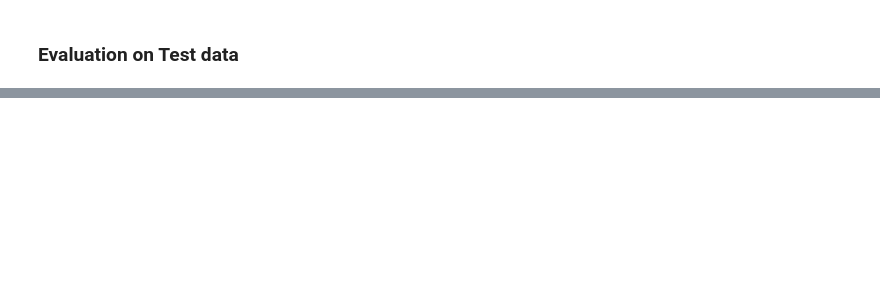
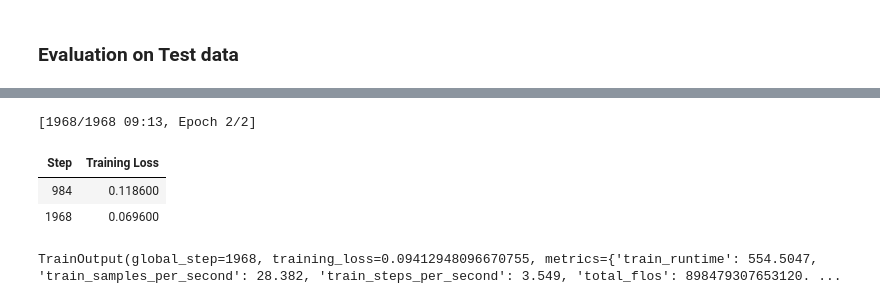
Before and after one commit to Bbar0n234/NLP_practices, a Jupyter notebook: NLP_HW_3/NLP_Fine_tuning.ipynb, the cells around one changed output, grey strips where cells are left out. Drawn from its saved outputs; the diff is of its cells as text; code cells hidden in the pictures; blank space fills up the shorter version.

```diff
--- a/NLP_HW_3/NLP_Fine_tuning.ipynb
+++ b/NLP_HW_3/NLP_Fine_tuning.ipynb
@@ -179,0 +234,2 @@ You should probably TRAIN this model on a down-stream task to be able to use it
+# %%
+train_dataloader, val_dataloader, prediction_dataloader = create_dataloaders_from_df(tokenizer, train_df, test_df)
@@ -549,0 +575,5 @@ Wall time: 59.7 s
+# %%
+model_name = "ai-forever/ruT5-base"
+
+tokenizer = AutoTokenizer.from_pretrained(model_name)
+model = AutoModelForSeq2SeqLM.from_pretrained(model_name)
@@ -549,0 +646,23 @@ Wall time: 59.7 s
+# %%
+def preprocess_function(sample, padding="max_length"):
+    # add prefix to the input for t5
+    inputs = [item for item in sample["text"]]
+
+    # tokenize inputs
+    model_inputs = tokenizer(inputs, max_length=max_source_length, padding=padding, truncation=True)
+
+    # Tokenize targets with the `text_target` keyword argument
+    labels = tokenizer(text_target=sample["label"], max_length=max_target_length, padding=padding, truncation=True)
+
+    # If we are padding here, replace all tokenizer.pad_token_id in the labels by -100 when we want to ignore
+    # padding in the loss.
+    if padding == "max_length":
+        labels["input_ids"] = [
+            [(l if l != tokenizer.pad_token_id else -100) for l in label] for label in labels["input_ids"]
+        ]
+
+    model_inputs["labels"] = labels["input_ids"]
+    return model_inputs
+
+tokenized_dataset = dataset.map(preprocess_function, batched=True, remove_columns=['text', 'label'])
+print(f"Keys of tokenized dataset: {list(tokenized_dataset['train'].features)}")
@@ -549,0 +712,12 @@ Wall time: 59.7 s
+# %%
+from transformers import DataCollatorForSeq2Seq
+
+# we want to ignore tokenizer pad token in the loss
+label_pad_token_id = 0
+# Data collator
+data_collator = DataCollatorForSeq2Seq(
+    tokenizer,
+    model=model,
+    label_pad_token_id=label_pad_token_id,
+    pad_to_multiple_of=8
+)
@@ -549,0 +769,8 @@ Wall time: 59.7 s
+# %%
+trainer.train()
+# %% [output]
+[1968/1968 09:13, Epoch 2/2]
+| Step | Training Loss |
+| 984 | 0.118600 |
+| 1968 | 0.069600 |
+TrainOutput(global_step=1968, training_loss=0.09412948096670755, metrics={'train_runtime': 554.5047, 'train_samples_per_second': 28.382, 'train_steps_per_second': 3.549, 'total_flos': 898479307653120. ...
```
Also changed, not shown: parts of 46 cells of this notebook.
